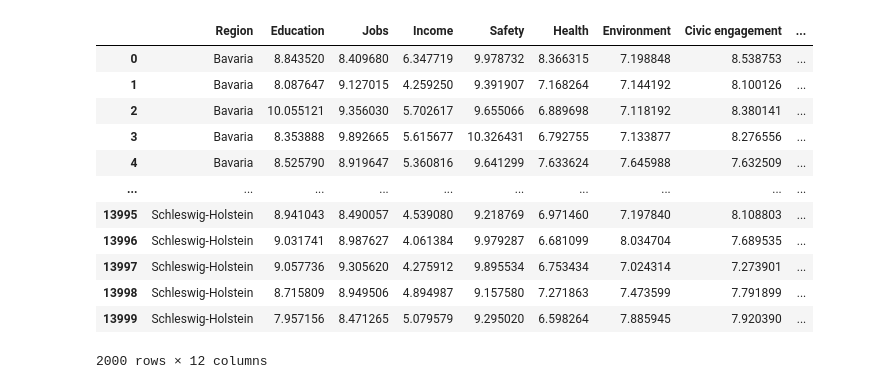
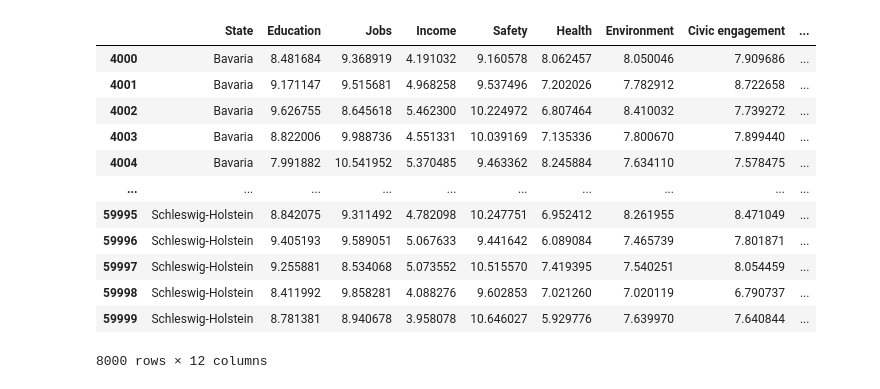
Before and after one commit to ANikfarjam/Germany-City-Plus-Kmean-Clustering-ML-Learing-and-Rulebase-AI, a Jupyter notebook: Training/rating.ipynb, the cells around one changed output. Cells and saved outputs as stored; diff of their text form; code cells hidden in the pictures.

```diff
--- a/Training/rating.ipynb
+++ b/Training/rating.ipynb
@@ -7,7 +7,7 @@ import numpy as np
 df = pd.read_csv('/Users/chuck/Documents/GitHub/CS133FinalProject/CS133Project/DATA/Sean data - help/Cultural/germany_state_ratings_1-10_various_categories.csv')
 df.drop(['Country', 'Code'], axis = 1, inplace=True)
 df.info()
-df.set_index("Region")
+df.set_index("State")
 df
 # %% [output]
 <class 'pandas.core.frame.DataFrame'>
@@ -77,6 +78,6 @@ List of 20 values centered around the first cell value with a normal distributio
 # %%
 new_dfs = []
-replication_index = 1000
+replication_index = 4000
 
 for i , original_row in df.iterrows():
 
@@ -85,20 +86,20 @@ for i , original_row in df.iterrows():
     for j in range(replication_index):
         new_values = {}
         for column, original_value in original_row.items():
-            if column == 'Region':
+            if column == 'State':
                 continue
             new_value = np.random.normal(original_value, scale=0.5)
             new_values[column] = new_value
 
         new_rows.append(new_values)
     new_df = pd.DataFrame(new_rows)
-    new_df['Region'] = original_row['Region']
+    new_df['State'] = original_row['State']
     new_dfs.append(new_df)
 
 merged_df = pd.concat(new_dfs, ignore_index=True)
-merged_df.set_index('Region', inplace=True)
+merged_df.set_index('State', inplace=True)
 merged_df.reset_index(inplace=True)
-merged_df.to_csv('resampling_germany_ratings.csv', index=False)
+merged_df.to_csv('resampling_4000.csv', index=False)
 merged_df.info()
 merged_df
 # %% [output]
@@ -150,18 +151,18 @@ plt.show()
 # %%
-specific_rows = merged_df.loc[(merged_df['Region'] == 'Schleswig-Holstein') | (merged_df['Region'] == 'Bavaria')]
+specific_rows = merged_df.loc[(merged_df['State'] == 'Schleswig-Holstein') | (merged_df['State'] == 'Bavaria')]
 
 specific_rows
 # %% [output]
-|  | Region | Education | Jobs | Income | Safety | Health | Environment | Civic engagement | ... |
-| 0 | Bavaria | 8.843520 | 8.409680 | 6.347719 | 9.978732 | 8.366315 | 7.198848 | 8.538753 | ... |
-| 1 | Bavaria | 8.087647 | 9.127015 | 4.259250 | 9.391907 | 7.168264 | 7.144192 | 8.100126 | ... |
-| 2 | Bavaria | 10.055121 | 9.356030 | 5.702617 | 9.655066 | 6.889698 | 7.118192 | 8.380141 | ... |
-| 3 | Bavaria | 8.353888 | 9.892665 | 5.615677 | 10.326431 | 6.792755 | 7.133877 | 8.276556 | ... |
-| 4 | Bavaria | 8.525790 | 8.919647 | 5.360816 | 9.641299 | 7.633624 | 7.645988 | 7.632509 | ... |
+|  | State | Education | Jobs | Income | Safety | Health | Environment | Civic engagement | ... |
+| 4000 | Bavaria | 8.481684 | 9.368919 | 4.191032 | 9.160578 | 8.062457 | 8.050046 | 7.909686 | ... |
+| 4001 | Bavaria | 9.171147 | 9.515681 | 4.968258 | 9.537496 | 7.202026 | 7.782912 | 8.722658 | ... |
+| 4002 | Bavaria | 9.626755 | 8.645618 | 5.462300 | 10.224972 | 6.807464 | 8.410032 | 7.739272 | ... |
+| 4003 | Bavaria | 8.822006 | 9.988736 | 4.551331 | 10.039169 | 7.135336 | 7.800670 | 7.899440 | ... |
+| 4004 | Bavaria | 7.991882 | 10.541952 | 5.370485 | 9.463362 | 8.245884 | 7.634110 | 7.578475 | ... |
 | ... | ... | ... | ... | ... | ... | ... | ... | ... | ... |
-| 13995 | Schleswig-Holstein | 8.941043 | 8.490057 | 4.539080 | 9.218769 | 6.971460 | 7.197840 | 8.108803 | ... |
-| 13996 | Schleswig-Holstein | 9.031741 | 8.987627 | 4.061384 | 9.979287 | 6.681099 | 8.034704 | 7.689535 | ... |
-| 13997 | Schleswig-Holstein | 9.057736 | 9.305620 | 4.275912 | 9.895534 | 6.753434 | 7.024314 | 7.273901 | ... |
-| 13998 | Schleswig-Holstein | 8.715809 | 8.949506 | 4.894987 | 9.157580 | 7.271863 | 7.473599 | 7.791899 | ... |
-| 13999 | Schleswig-Holstein | 7.957156 | 8.471265 | 5.079579 | 9.295020 | 6.598264 | 7.885945 | 7.920390 | ... |
+| 59995 | Schleswig-Holstein | 8.842075 | 9.311492 | 4.782098 | 10.247751 | 6.952412 | 8.261955 | 8.471049 | ... |
+| 59996 | Schleswig-Holstein | 9.405193 | 9.589051 | 5.067633 | 9.441642 | 6.089084 | 7.465739 | 7.801871 | ... |
+| 59997 | Schleswig-Holstein | 9.255881 | 8.534068 | 5.073552 | 10.515570 | 7.419395 | 7.540251 | 8.054459 | ... |
+| 59998 | Schleswig-Holstein | 8.411992 | 9.858281 | 4.088276 | 9.602853 | 7.021260 | 7.020119 | 6.790737 | ... |
+| 59999 | Schleswig-Holstein | 8.781381 | 8.940678 | 3.958078 | 10.646027 | 5.929776 | 7.639970 | 7.640844 | ... |
-2000 rows × 12 columns
+8000 rows × 12 columns
```
Also changed, not shown: parts of 6 cells of this notebook, 1 other file.
